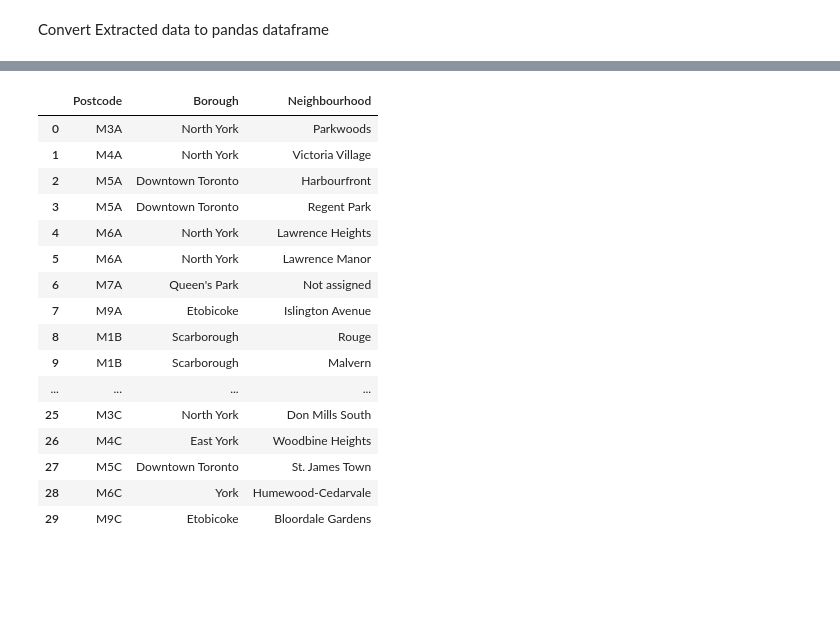
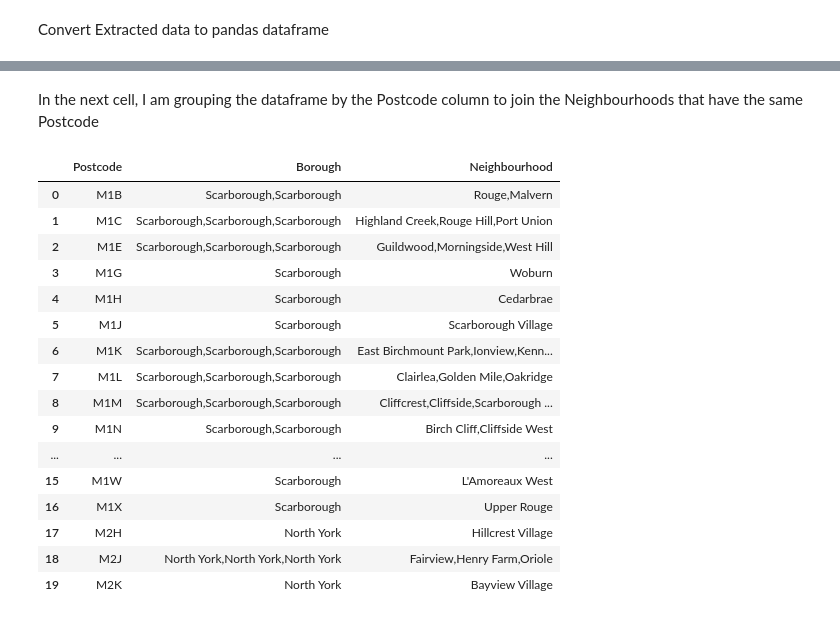
Before and after one commit to AwabHabal/Coursera_Capstone_Project, a Jupyter notebook: Neighborhoods_in_Toronto copy 1.ipynb, the cells around one changed output, grey strips where cells are left out. Cells and saved outputs as stored; diff of their text form; code cells hidden in the pictures; blank space fills up the shorter version.

```diff
--- a/Neighborhoods_in_Toronto copy 1.ipynb
+++ b/Neighborhoods_in_Toronto copy 1.ipynb
@@ -72,7 +59,6 @@ headers = table.find_all('th')
 headers_list = []
 for x in headers:
     headers_list.append(x.text)
-#     print(x.text)
-#     print()
+headers_list[2] = headers_list[2].replace('\n','')
 print(headers_list)
 # %% [output]
@@ -162,22 +137,24 @@ df_nbrs.head(30)
-# %%
-df_nbrs.reset_index(inplace=True)
-df_nbrs.drop("index",axis=1, inplace=True)
-df_nbrs.head(30)
-# %% [output]
-|  | Postcode | Borough | Neighbourhood |
-| 0 | M3A | North York | Parkwoods |
-| 1 | M4A | North York | Victoria Village |
-| 2 | M5A | Downtown Toronto | Harbourfront |
-| 3 | M5A | Downtown Toronto | Regent Park |
-| 4 | M6A | North York | Lawrence Heights |
-| 5 | M6A | North York | Lawrence Manor |
-| 6 | M7A | Queen's Park | Not assigned |
-| 7 | M9A | Etobicoke | Islington Avenue |
-| 8 | M1B | Scarborough | Rouge |
-| 9 | M1B | Scarborough | Malvern |
-| ... | ... | ... | ... |
-| 25 | M3C | North York | Don Mills South |
-| 26 | M4C | East York | Woodbine Heights |
-| 27 | M5C | Downtown Toronto | St. James Town |
-| 28 | M6C | York | Humewood-Cedarvale |
-| 29 | M9C | Etobicoke | Bloordale Gardens |
+# %% [markdown]
+In the next cell, I am grouping the dataframe by the Postcode column to join the Neighbourhoods that have the same Postcode
+# %%
+grouped = df_nbrs.groupby("Postcode").agg([','.join])
+final_df = grouped.reset_index().droplevel(1,axis=1)
+final_df.head(20)
+# %% [output]
+|  | Postcode | Borough | Neighbourhood |
+| 0 | M1B | Scarborough,Scarborough | Rouge,Malvern |
+| 1 | M1C | Scarborough,Scarborough,Scarborough | Highland Creek,Rouge Hill,Port Union |
+| 2 | M1E | Scarborough,Scarborough,Scarborough | Guildwood,Morningside,West Hill |
+| 3 | M1G | Scarborough | Woburn |
+| 4 | M1H | Scarborough | Cedarbrae |
+| 5 | M1J | Scarborough | Scarborough Village |
+| 6 | M1K | Scarborough,Scarborough,Scarborough | East Birchmount Park,Ionview,Kenn... |
+| 7 | M1L | Scarborough,Scarborough,Scarborough | Clairlea,Golden Mile,Oakridge |
+| 8 | M1M | Scarborough,Scarborough,Scarborough | Cliffcrest,Cliffside,Scarborough ... |
+| 9 | M1N | Scarborough,Scarborough | Birch Cliff,Cliffside West |
+| ... | ... | ... | ... |
+| 15 | M1W | Scarborough | L'Amoreaux West |
+| 16 | M1X | Scarborough | Upper Rouge |
+| 17 | M2H | North York | Hillcrest Village |
+| 18 | M2J | North York,North York,North York | Fairview,Henry Farm,Oriole |
+| 19 | M2K | North York | Bayview Village |
```
Also changed, not shown: parts of 22 cells of this notebook.
